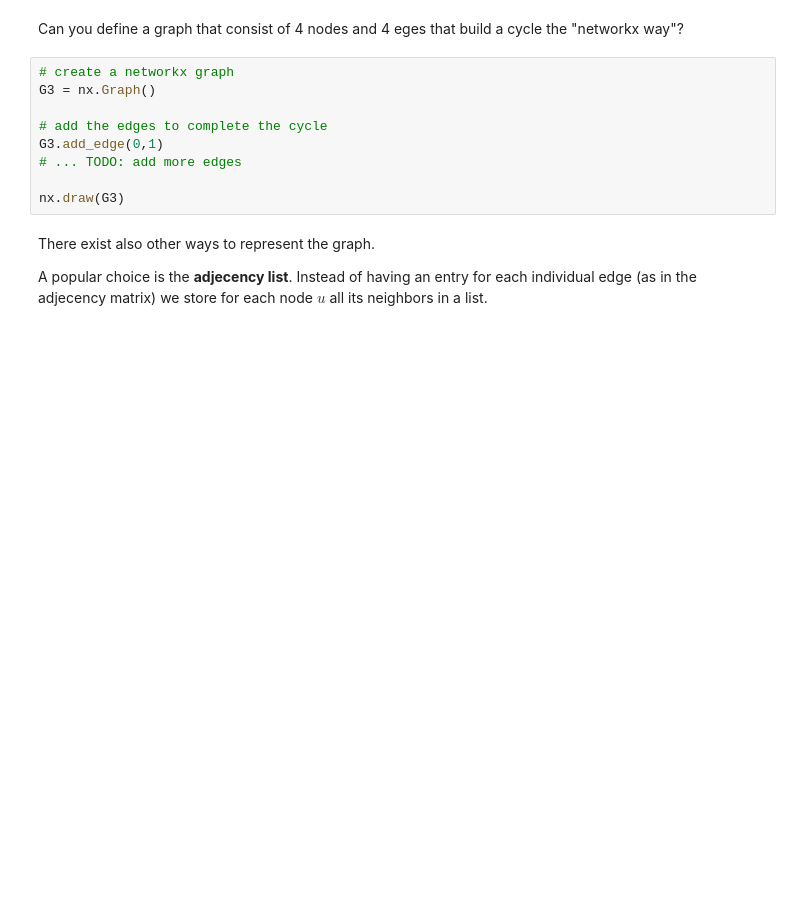
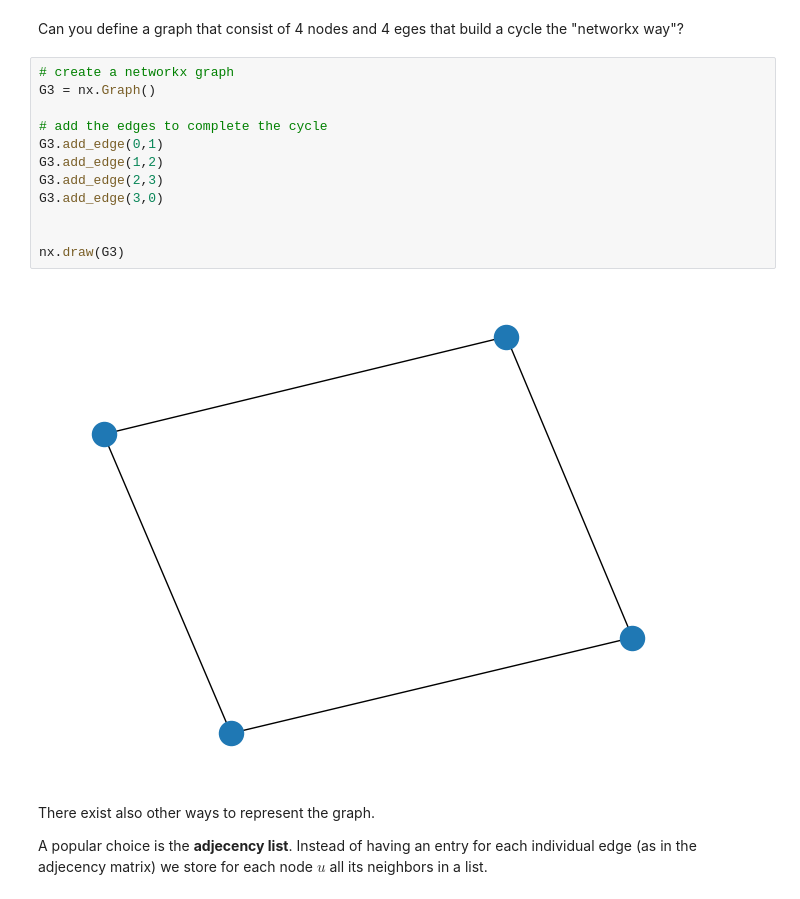
Before and after one commit to maxtost10/Hands-on-Deep-Learning, a Jupyter notebook: HODL_Graph_Neural_Networks.ipynb, the cells around one changed output. Saved outputs shown, nothing was run; the diff lists cells and outputs as text; blank space fills up the shorter version.

```diff
--- a/HODL_Graph_Neural_Networks.ipynb
+++ b/HODL_Graph_Neural_Networks.ipynb
@@ -511,12 +526,17 @@ Can you define a graph that consist of 4 nodes and 4 eges that build a cycle the
 # %%
 # create a networkx graph
 G3 = nx.Graph()
 
 # add the edges to complete the cycle
 G3.add_edge(0,1)
-# ... TODO: add more edges
+G3.add_edge(1,2)
+G3.add_edge(2,3)
+G3.add_edge(3,0)
+
 
 nx.draw(G3)
+# %% [output]
+[figure, added]
 # %% [markdown]
 There exist also other ways to represent the graph.
 
```
Also changed, not shown: parts of 27 cells of this notebook.
